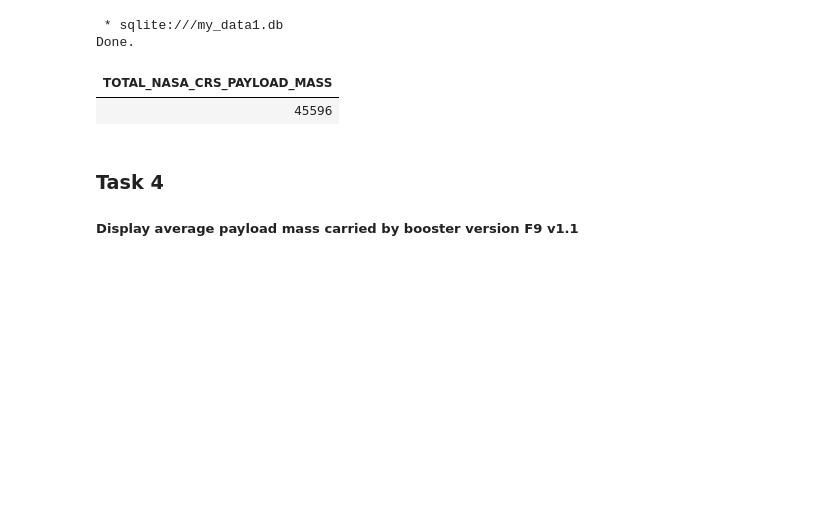
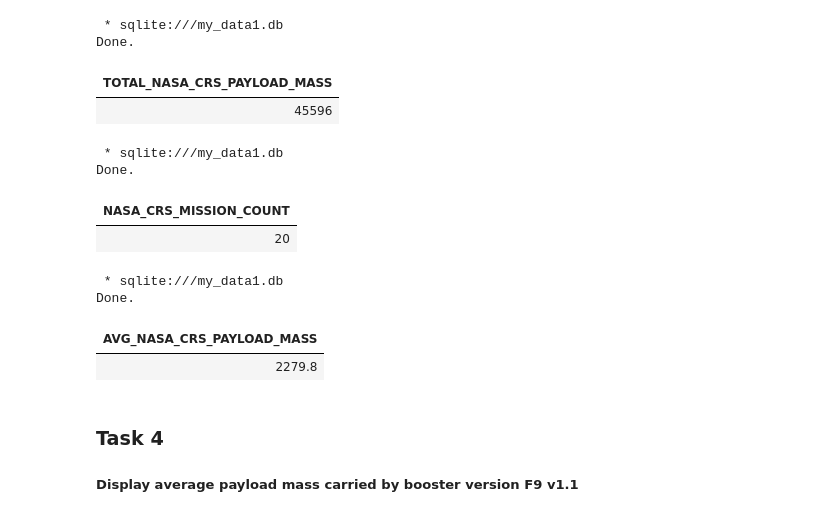
Before and after one commit to coecassio/SpaceXFalcon9LandingPrediction, a Jupyter notebook: Applied Data Science Capstone/2. Exploratory Data Analysis (EDA)/jupyter-labs-eda-sql-coursera_sqllite.ipynb, the cells around one changed output. Cells and saved outputs as stored; diff of their text form; code cells hidden in the pictures; blank space fills up the shorter version.

```diff
--- a/Applied Data Science Capstone/2. Exploratory Data Analysis (EDA)/jupyter-labs-eda-sql-coursera_sqllite.ipynb
+++ b/Applied Data Science Capstone/2. Exploratory Data Analysis (EDA)/jupyter-labs-eda-sql-coursera_sqllite.ipynb
@@ -140,6 +140,24 @@ WHERE "Customer" = "NASA (CRS)"
 Done.
 | TOTAL_NASA_CRS_PAYLOAD_MASS |
 | 45596 |
+# %%
+%%sql
+SELECT COUNT(*) AS NASA_CRS_MISSION_COUNT FROM SPACEXTBL
+WHERE "Customer" = "NASA (CRS)"
+# %% [output]
+ * sqlite:///my_data1.db
+Done.
+| NASA_CRS_MISSION_COUNT |
+| 20 |
+# %%
+%%sql
+SELECT AVG(PAYLOAD_MASS__KG_) AS AVG_NASA_CRS_PAYLOAD_MASS FROM SPACEXTBL
+WHERE "Customer" = "NASA (CRS)"
+# %% [output]
+ * sqlite:///my_data1.db
+Done.
+| AVG_NASA_CRS_PAYLOAD_MASS |
+| 2279.8 |
 # %% [markdown]
 ### Task 4
 
```
Also changed, not shown: parts of 4 cells of this notebook.
